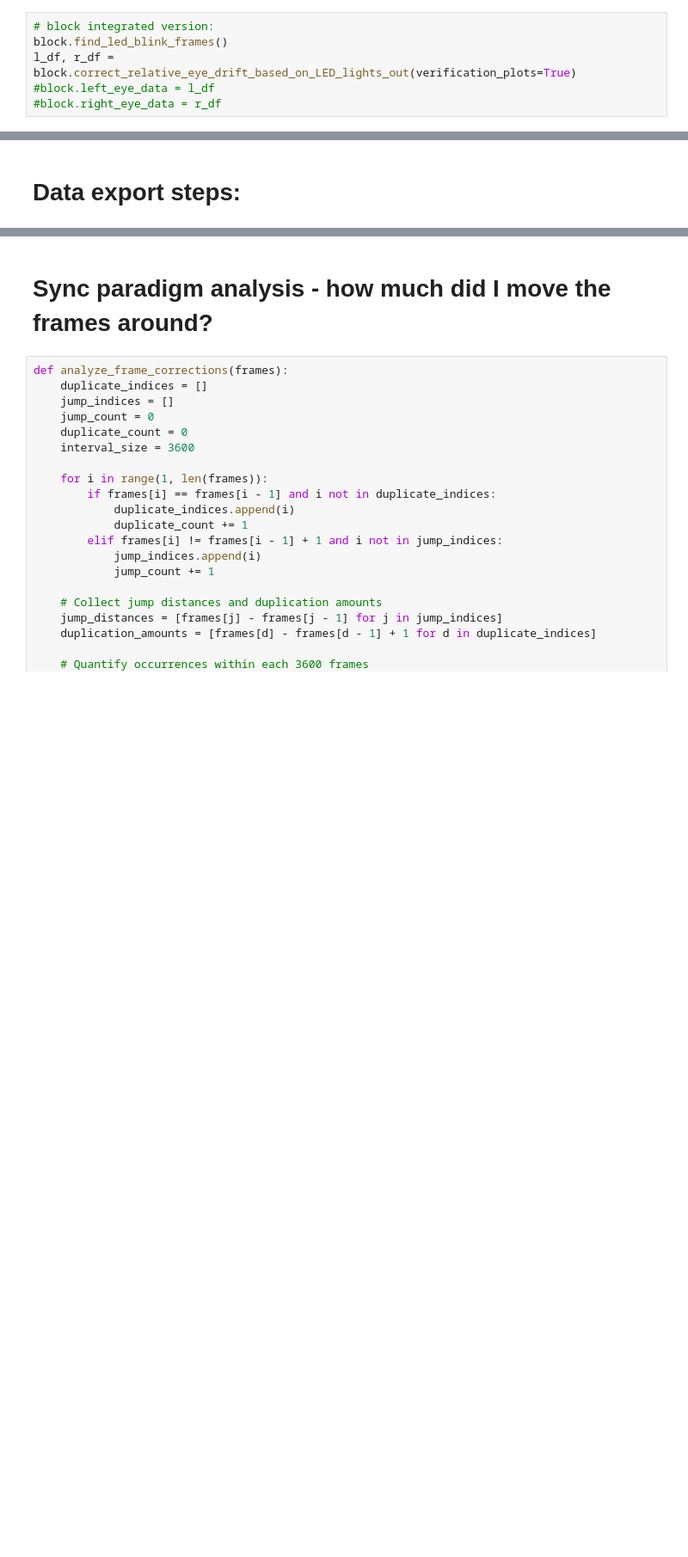
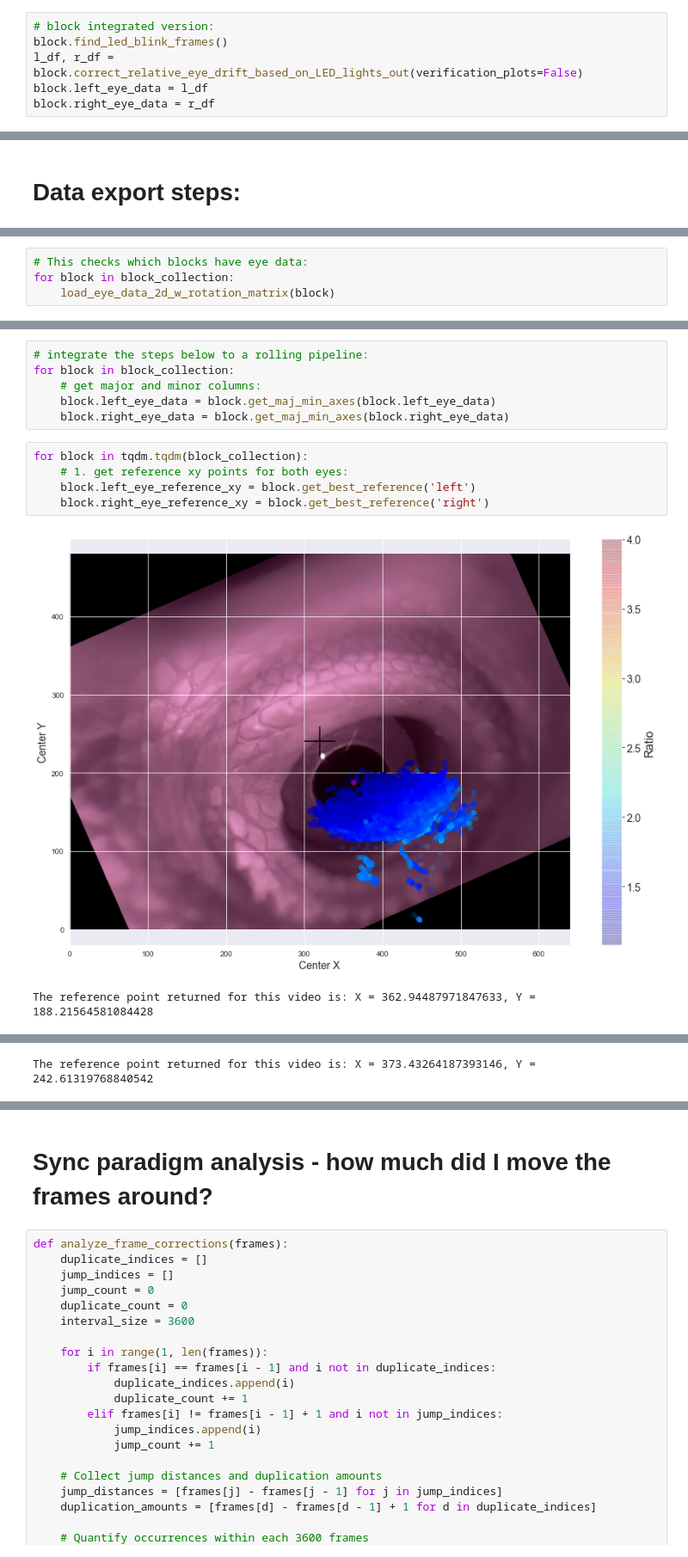
Before and after one commit to neural-electrophysiology-tool-team/Eye-Tracking-Tools, a Jupyter notebook: Block_Synchronization_pipeline_Jan24.ipynb, the cells around one changed output, grey strips where cells are left out. Shown at 86% size. Drawn from its saved outputs; the diff is of its cells as text; blank space fills up the shorter version.

```diff
--- a/Block_Synchronization_pipeline_Jan24.ipynb
+++ b/Block_Synchronization_pipeline_Jan24.ipynb
@@ -710,8 +737,8 @@ play_video_with_ellipses_rotation(block=block,eye='left', path_to_video=str(path
 # %%
 # block integrated version:
 block.find_led_blink_frames()
-l_df, r_df = block.correct_relative_eye_drift_based_on_LED_lights_out(verification_plots=True)
-#block.left_eye_data = l_df
-#block.right_eye_data = r_df
+l_df, r_df = block.correct_relative_eye_drift_based_on_LED_lights_out(verification_plots=False)
+block.left_eye_data = l_df
+block.right_eye_data = r_df
 # %% [output]
 collecting left-eye data
@@ -801,0 +847,4 @@ export_eye_data_2d_w_rotation_matrix(block)
+# %%
+# This checks which blocks have eye data:
+for block in block_collection:
+    load_eye_data_2d_w_rotation_matrix(block)
@@ -801,0 +916,14 @@ export_eye_data_2d_w_rotation_matrix(block)
+# %%
+# integrate the steps below to a rolling pipeline:
+for block in block_collection:
+    # get major and minor columns:
+    block.left_eye_data = block.get_maj_min_axes(block.left_eye_data)
+    block.right_eye_data = block.get_maj_min_axes(block.right_eye_data)
+# %%
+for block in tqdm.tqdm(block_collection):
+    # 1. get reference xy points for both eyes:
+    block.left_eye_reference_xy = block.get_best_reference('left')
+    block.right_eye_reference_xy = block.get_best_reference('right')
+# %% [output]
+[figure, added]
+The reference point returned for this video is: X = 362.94487971847633, Y = 188.21564581084428
@@ -801,0 +931 @@ export_eye_data_2d_w_rotation_matrix(block)
+The reference point returned for this video is: X = 373.43264187393146, Y = 242.61319768840542
```
Also changed, not shown: parts of 109 cells of this notebook, 3 other files.
